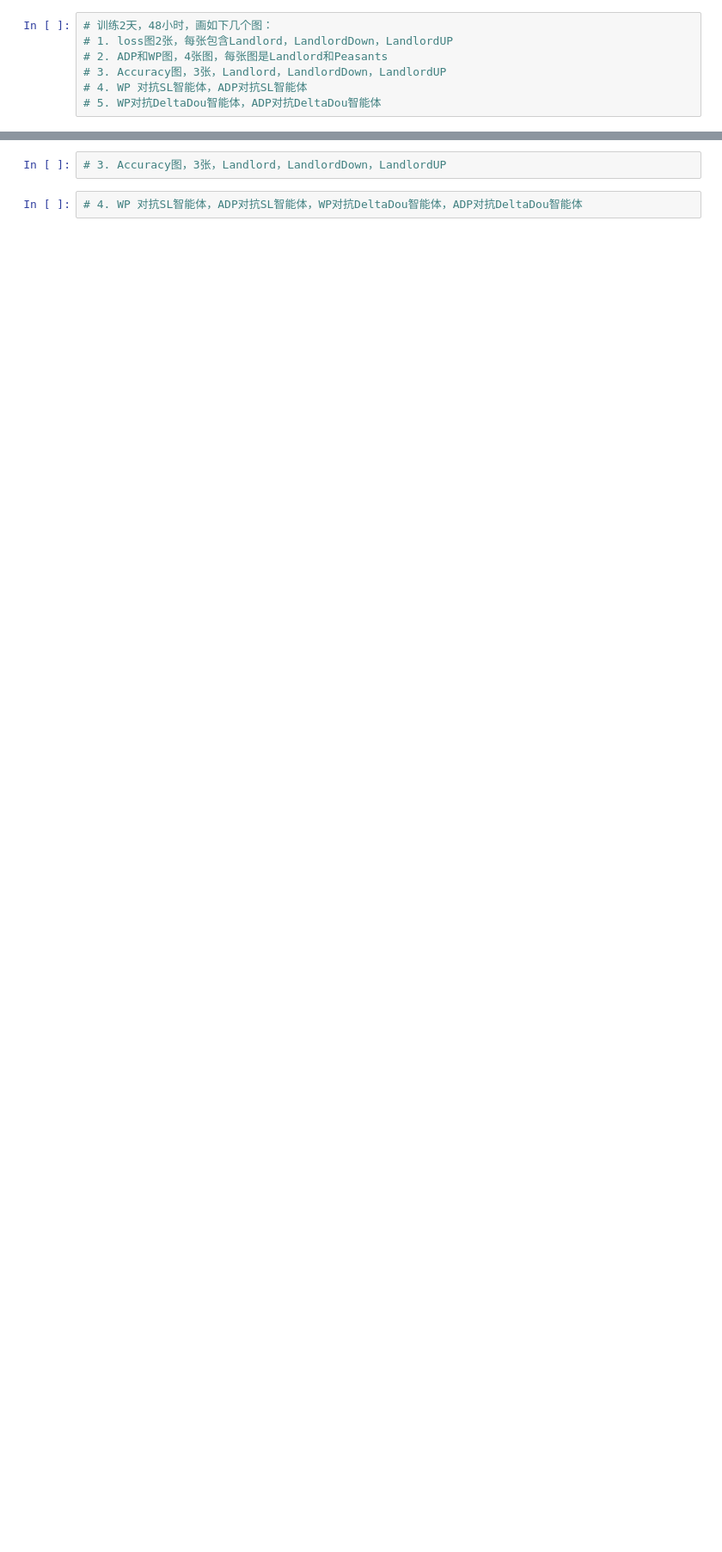
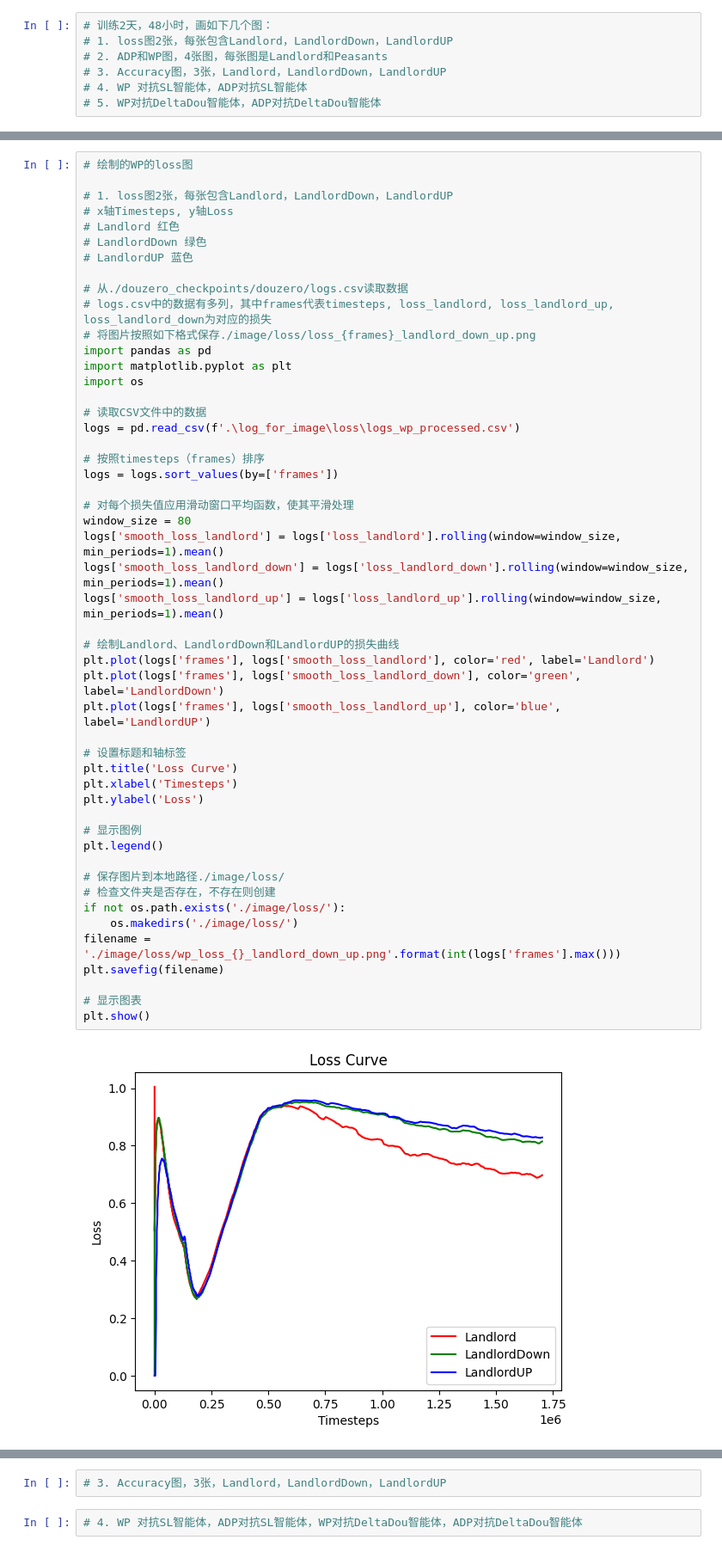
Before and after one commit to zh4men9/DouZero2, a Jupyter notebook: plot_picture.ipynb, the cells around one changed output, grey strips where cells are left out. Shown at 86% size. Drawn from its saved outputs; the diff is of its cells as text; blank space fills up the shorter version.

```diff
--- a/plot_picture.ipynb
+++ b/plot_picture.ipynb
@@ -155,0 +206,52 @@ plt.show()
+# %%
+# 绘制的WP的loss图
+
+# 1. loss图2张，每张包含Landlord，LandlordDown，LandlordUP
+# x轴Timesteps, y轴Loss
+# Landlord 红色
+# LandlordDown 绿色
+# LandlordUP 蓝色
+
+# 从./douzero_checkpoints/douzero/logs.csv读取数据
+# logs.csv中的数据有多列，其中frames代表timesteps, loss_landlord, loss_landlord_up, loss_landlord_down为对应的损失
+# 将图片按照如下格式保存./image/loss/loss_{frames}_landlord_down_up.png
+import pandas as pd
+import matplotlib.pyplot as plt
+import os
+
+# 读取CSV文件中的数据
+logs = pd.read_csv(f'.\log_for_image\loss\logs_wp_processed.csv')
+
+# 按照timesteps（frames）排序
+logs = logs.sort_values(by=['frames'])
+
+# 对每个损失值应用滑动窗口平均函数，使其平滑处理
+window_size = 80
+logs['smooth_loss_landlord'] = logs['loss_landlord'].rolling(window=window_size, min_periods=1).mean()
+logs['smooth_loss_landlord_down'] = logs['loss_landlord_down'].rolling(window=window_size, min_periods=1).mean()
+logs['smooth_loss_landlord_up'] = logs['loss_landlord_up'].rolling(window=window_size, min_periods=1).mean()
+
+# 绘制Landlord、LandlordDown和LandlordUP的损失曲线
+plt.plot(logs['frames'], logs['smooth_loss_landlord'], color='red', label='Landlord')
+plt.plot(logs['frames'], logs['smooth_loss_landlord_down'], color='green', label='LandlordDown')
+plt.plot(logs['frames'], logs['smooth_loss_landlord_up'], color='blue', label='LandlordUP')
+
+# 设置标题和轴标签
+plt.title('Loss Curve')
+plt.xlabel('Timesteps')
+plt.ylabel('Loss')
+
+# 显示图例
+plt.legend()
+
+# 保存图片到本地路径./image/loss/
+# 检查文件夹是否存在，不存在则创建
+if not os.path.exists('./image/loss/'):
+    os.makedirs('./image/loss/')
+filename = './image/loss/wp_loss_{}_landlord_down_up.png'.format(int(logs['frames'].max()))
+plt.savefig(filename)
+
+# 显示图表
+plt.show()
+# %% [output]
+[figure, added]
```
Also changed, not shown: parts of 7 cells of this notebook, 18 other files.
